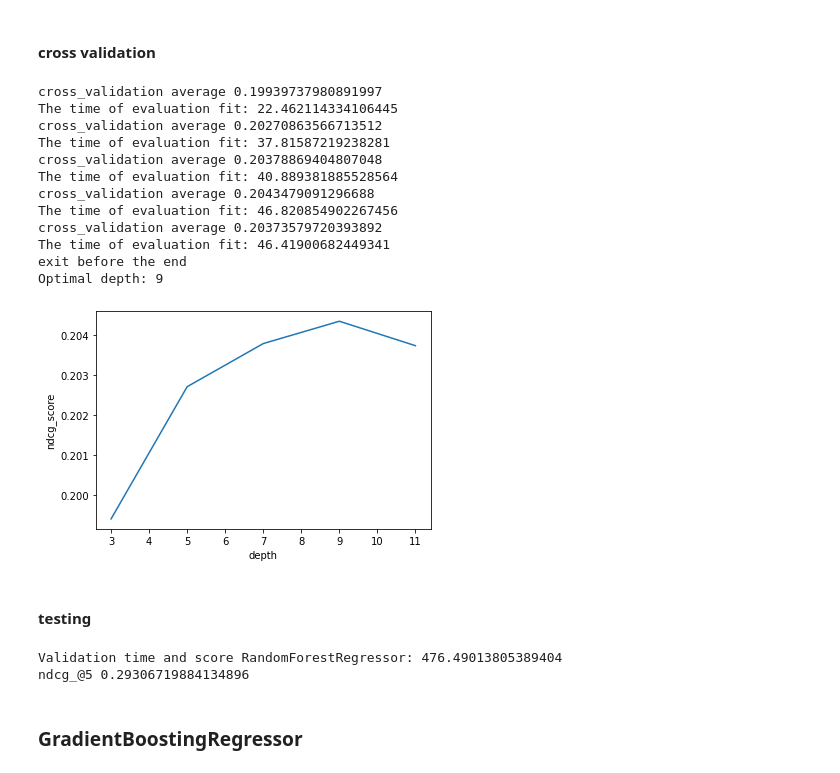
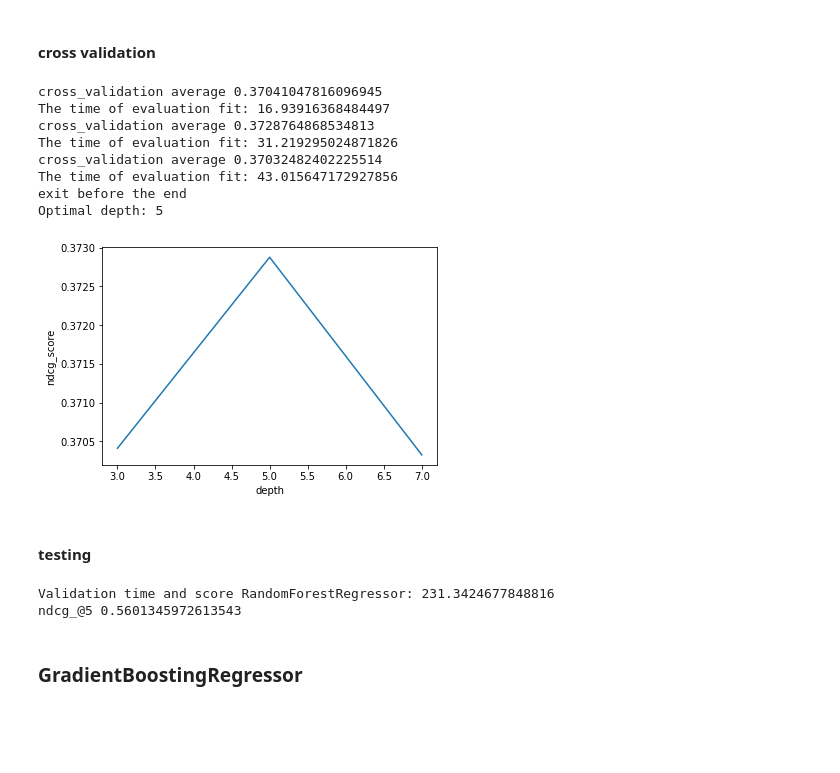
Before and after one commit to wolfbrr/DMT-2022-114, a Jupyter notebook: assignment-2/assignment-2.ipynb, the cells around one changed output. Drawn from its saved outputs; the diff is of its cells as text; code cells hidden in the pictures; blank space fills up the shorter version.

Commit message:
summirize sat work, adding splitting with split-test via groups

```diff
--- a/assignment-2/assignment-2.ipynb
+++ b/assignment-2/assignment-2.ipynb
@@ -301,6 +314,9 @@ dtype: float64
 # %%
 max_price_usd = train['price_usd'].median() + train['price_usd'].std()*5
-print(max_price_usd)
-keep_first_lines = 15
+max_price_usd = 1e9
+print(f'max alowed price {max_price_usd} $')
+keep_first_lines = 5
 perform_undersampling = False
+perform_submission = False
+number_of_splits = 5
 # %% [output]
@@ -323,16 +339,20 @@ Amount of unique hotels in train and not in test 7773
 train_eng = features_engeneering(train)
 test_eng = features_engeneering(test)
 
-#train_eng, test_eng = hotel_booking_likelihood(train_eng, test_eng)
-
 train_eng = train_eng.dropna(axis=1)
 train_eng = train_eng.sort_values(by=['srch_id','prop_id'])
-
+#train_eng = hotel_booking_likelihood(data_frame=train_eng)
+assert len(train_eng)==len(train)
+assert len(test_eng)==len(test)
+if perform_undersampling:
+    train_eng = undersample(train_eng, keep_first_lines)
+    ## remove outliers from price
+mask = train_eng['price_usd']<max_price_usd
+train_eng = train_eng[mask]
 
 
 a = set(train_eng.columns)
+len(a)
 b = set(test_eng.columns)
 print(f'columns not in both sets {a-b}')
-assert len(train_eng)==len(train)
-assert len(test_eng)==len(test)
 # %% [output]
@@ -399,14 +449,26 @@ from sklearn.ensemble import GradientBoostingRegressor
 
 ########       Cross EVALUATION           ###############
 
+"""
 size = 0.05
 
-train_idx = int(len(train_eng)*2/3)
+train_idx = int(len(train_eng)*1/2)
 evaluation_size = int(train_idx*size)
 
 X_train = train_eng.iloc[0:(train_idx-evaluation_size), :]
 X_eval = train_eng.iloc[(train_idx-evaluation_size):train_idx, :]
 X_test = train_eng.iloc[train_idx:, :]
+"""
+
+
+search_id = train_eng[['srch_id']]
+search_id = search_id.drop_duplicates()
+X_train, X_test = train_test_split(search_id, test_size=0.5, random_state=42)
+X_train, X_eval = train_test_split(X_train, test_size=0.05, random_state=42)
+
+X_train = X_train.merge(train_eng, how='left', left_on='srch_id', right_on='srch_id')
+X_eval = X_eval.merge(train_eng, how='left', left_on='srch_id', right_on='srch_id')
+X_test = X_test.merge(train_eng, how='left', left_on='srch_id', right_on='srch_id')
 # %% [markdown]
 ### RandomForestRegressor
 # %% [markdown]
@@ -414,56 +476,52 @@ X_test = train_eng.iloc[train_idx:, :]
 # %%
 x = []
 depth = [x for x in range(3,15) if x % 2 != 0]
 prev_ndgc = 0
 for i in depth:
     start = time.time()
     model = RandomForestRegressor(max_depth=i, random_state=0, n_jobs=-1)
     ndcg_score = my_cross_validation(model, X_eval, \
-                features_to_choose, n_splits=5, price_max=max_price_usd,\
-                keep_first_lines=keep_first_lines, perform_undersampling=perform_undersampling)
+                features_to_choose, n_splits=number_of_splits,)
     end = time.time()
     print("The time of evaluation fit:", end-start)
     x.append(ndcg_score)
     if ndcg_score<prev_ndgc:
         print('exit before the end')
         break    # break here
     prev_ndgc=ndcg_score
 
 optimal_score_index = x.index(max(x))
 optimal_depth = depth[optimal_score_index]
 print(f'Optimal depth: {optimal_depth}')
 plt.plot(depth[0:len(x)], x)
 plt.xlabel('depth')
 plt.ylabel('ndcg_score')
 plt.show()
 # %% [output]
-cross_validation average 0.19939737980891997
-The time of evaluation fit: 22.462114334106445
-cross_validation average 0.20270863566713512
-The time of evaluation fit: 37.81587219238281
-cross_validation average 0.20378869404807048
-The time of evaluation fit: 40.889381885528564
-cross_validation average 0.2043479091296688
-The time of evaluation fit: 46.820854902267456
-cross_validation average 0.20373579720393892
-The time of evaluation fit: 46.41900682449341
+cross_validation average 0.37041047816096945
+The time of evaluation fit: 16.93916368484497
+cross_validation average 0.3728764868534813
+The time of evaluation fit: 31.219295024871826
+cross_validation average 0.37032482402225514
+The time of evaluation fit: 43.015647172927856
 exit before the end
-Optimal depth: 9
+Optimal depth: 5
-[figure, old version]
+[figure, new version]
 # %% [markdown]
 #### testing
 # %%
 ##
 start = time.time()
 model = RandomForestRegressor(max_depth=optimal_depth, random_state=0, n_jobs=-1)
-Y_pred = my_fit_and_predict(model, X_train, X_test, features_to_choose, price_max=max_price_usd, keep_first_lines=keep_first_lines)
+Y_pred = my_fit_and_predict(model, X_train, X_test, features_to_choose)
 end = time.time()
 print("Validation time and score RandomForestRegressor:", end-start)
 
-ndcg_score = NDCG_at_k(X_test, ranking=Y_pred, ideal_ranking= target_function(X_test), k=5)
+Y_target = hotel_booking_likelihood(data_frame=X_test)
+ndcg_score = NDCG_at_k(X_test, ranking=Y_pred, ideal_ranking= Y_target['lklhd'].values, k=5)
 # %% [output]
-Validation time and score RandomForestRegressor: 476.49013805389404
-ndcg_@5 0.29306719884134896
+Validation time and score RandomForestRegressor: 231.3424677848816
+ndcg_@5 0.5601345972613543
 # %% [markdown]
 ### GradientBoostingRegressor
 # %%
```
Also changed, not shown: parts of 13 cells of this notebook.
